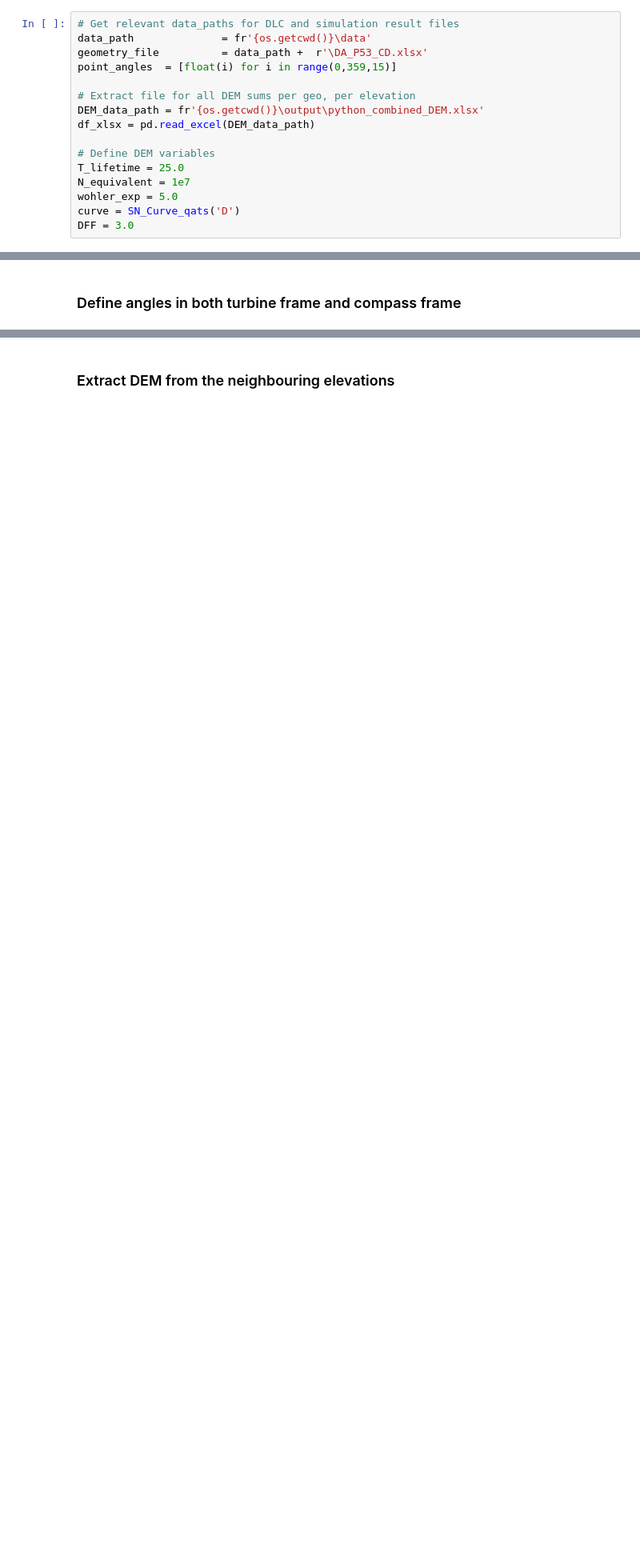
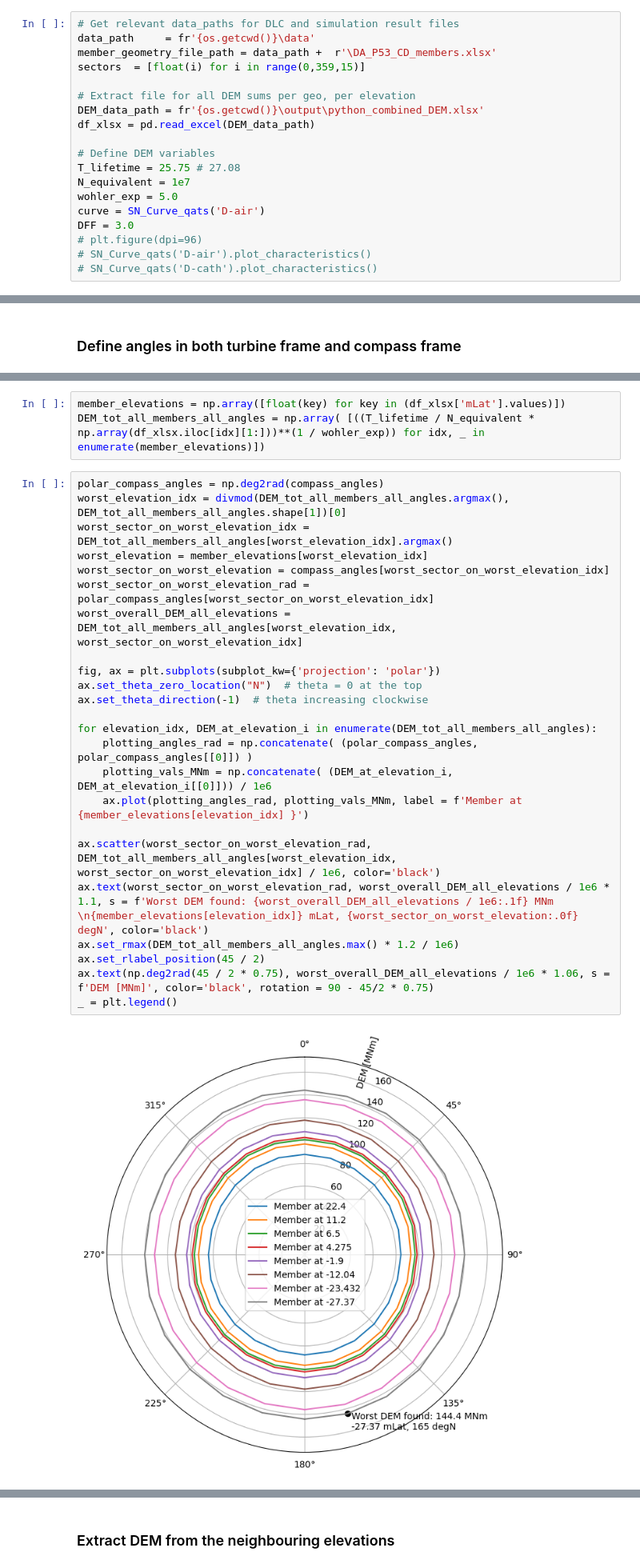
Before and after one commit to equinor/fatigue-calculations, a Jupyter notebook: baseline_methods/interpolate_DEM_to_damage.ipynb, the cells around one changed output, grey strips where cells are left out. Shown at 80% size. Drawn from its saved outputs; the diff is of its cells as text; blank space fills up the shorter version.

```diff
--- a/baseline_methods/interpolate_DEM_to_damage.ipynb
+++ b/baseline_methods/interpolate_DEM_to_damage.ipynb
@@ -19,20 +21,23 @@ pd.set_option('display.max_rows', 500) # Print more rows
 ### Pre-define data paths, global variables etc.
 # %%
 # Get relevant data_paths for DLC and simulation result files
-data_path              = fr'{os.getcwd()}\data'
-geometry_file          = data_path +  r'\DA_P53_CD.xlsx'
-point_angles  = [float(i) for i in range(0,359,15)]
+data_path     = fr'{os.getcwd()}\data'
+member_geometry_file_path = data_path +  r'\DA_P53_CD_members.xlsx'
+sectors  = [float(i) for i in range(0,359,15)]
 
 # Extract file for all DEM sums per geo, per elevation
 DEM_data_path = fr'{os.getcwd()}\output\python_combined_DEM.xlsx'
 df_xlsx = pd.read_excel(DEM_data_path)
 
 # Define DEM variables
-T_lifetime = 25.0
+T_lifetime = 25.75 # 27.08
 N_equivalent = 1e7
 wohler_exp = 5.0
-curve = SN_Curve_qats('D')
+curve = SN_Curve_qats('D-air')
 DFF = 3.0
+# plt.figure(dpi=96)
+# SN_Curve_qats('D-air').plot_characteristics()
+# SN_Curve_qats('D-cath').plot_characteristics()
 # %% [markdown]
 ### Extract hotspot geometry
 # %%
@@ -54,0 +62,29 @@ validate_df = pd.DataFrame(data=np.hstack((np.array([adjusted_compass_angles]).r
+# %%
+member_elevations = np.array([float(key) for key in (df_xlsx['mLat'].values)])
+DEM_tot_all_members_all_angles = np.array( [((T_lifetime / N_equivalent * np.array(df_xlsx.iloc[idx][1:]))**(1 / wohler_exp)) for idx, _ in enumerate(member_elevations)])
+# %%
+polar_compass_angles = np.deg2rad(compass_angles)
+worst_elevation_idx = divmod(DEM_tot_all_members_all_angles.argmax(), DEM_tot_all_members_all_angles.shape[1])[0]
+worst_sector_on_worst_elevation_idx = DEM_tot_all_members_all_angles[worst_elevation_idx].argmax()
+worst_elevation = member_elevations[worst_elevation_idx]
+worst_sector_on_worst_elevation = compass_angles[worst_sector_on_worst_elevation_idx]
+worst_sector_on_worst_elevation_rad = polar_compass_angles[worst_sector_on_worst_elevation_idx]
+worst_overall_DEM_all_elevations = DEM_tot_all_members_all_angles[worst_elevation_idx, worst_sector_on_worst_elevation_idx]
+
+fig, ax = plt.subplots(subplot_kw={'projection': 'polar'})
+ax.set_theta_zero_location("N")  # theta = 0 at the top
+ax.set_theta_direction(-1)  # theta increasing clockwise
+
+for elevation_idx, DEM_at_elevation_i in enumerate(DEM_tot_all_members_all_angles):
+    plotting_angles_rad = np.concatenate( (polar_compass_angles, polar_compass_angles[[0]]) )
+    plotting_vals_MNm = np.concatenate( (DEM_at_elevation_i, DEM_at_elevation_i[[0]])) / 1e6
+    ax.plot(plotting_angles_rad, plotting_vals_MNm, label = f'Member at {member_elevations[elevation_idx] }')
+
+ax.scatter(worst_sector_on_worst_elevation_rad, DEM_tot_all_members_all_angles[worst_elevation_idx, worst_sector_on_worst_elevation_idx] / 1e6, color='black')
+ax.text(worst_sector_on_worst_elevation_rad, worst_overall_DEM_all_elevations / 1e6 * 1.1, s = f'Worst DEM found: {worst_overall_DEM_all_elevations / 1e6:.1f} MNm \n{member_elevations[elevation_idx]} mLat, {worst_sector_on_worst_elevation:.0f} degN', color='black')
+ax.set_rmax(DEM_tot_all_members_all_angles.max() * 1.2 / 1e6)
+ax.set_rlabel_position(45 / 2)
+ax.text(np.deg2rad(45 / 2 * 0.75), worst_overall_DEM_all_elevations / 1e6 * 1.06, s = f'DEM [MNm]', color='black', rotation = 90 - 45/2 * 0.75)
+_ = plt.legend()
+# %% [output]
+[figure, added]
```
Also changed, not shown: parts of 23 cells of this notebook.
